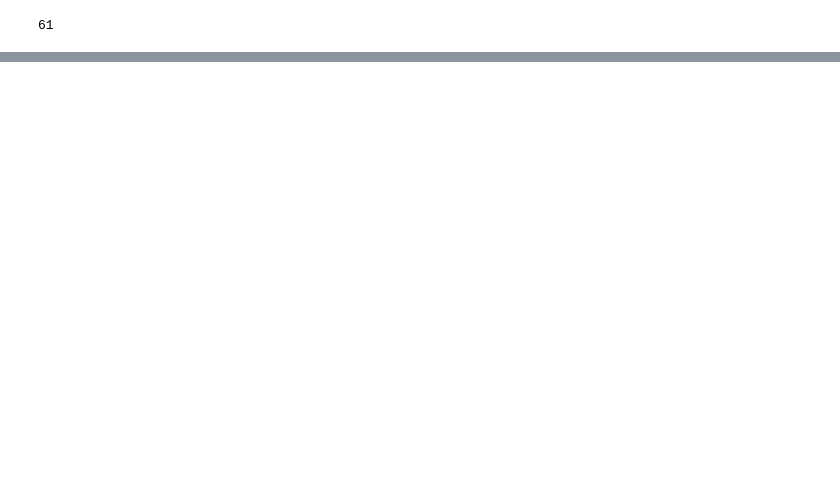
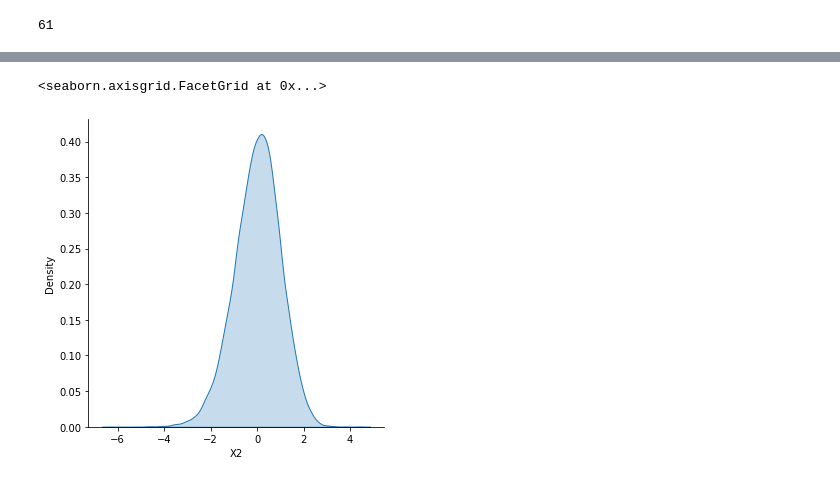
Before and after one commit to emathian/DDS-RoFormerMIL, a Jupyter notebook: JupyterExperimentsAndDataset/BT_CaA1Ca2ExpWithRoforner.ipynb, the cells around one changed output, grey strips where cells are left out. Drawn from its saved outputs; the diff is of its cells as text; code cells hidden in the pictures; blank space fills up the shorter version.

```diff
--- a/JupyterExperimentsAndDataset/BT_CaA1Ca2ExpWithRoforner.ipynb
+++ b/JupyterExperimentsAndDataset/BT_CaA1Ca2ExpWithRoforner.ipynb
@@ -635,0 +724,3 @@ ___________________________________________________
+# %%
+BTProjArch = BT_all_proj.merge(TNEID_arch, left_on='tne_id_c',  right_on='tne_id' , how='inner')
+print(BT_all_proj.shape, BTProjArch.shape )
@@ -635,0 +739,9 @@ ___________________________________________________
+# %%
+BTProjArch  = BTProjArch.rename(columns={"archetype_k4_LF3_label": "arch"})
+# %%
+BTProjArchCaA1 = BTProjArch[BTProjArch["arch"].isin(["CaA1"])]
+BTProjArchCaA2 = BTProjArch[BTProjArch["arch"].isin(["CaA2"])]
+print(BTProjArchCaA1.shape, BTProjArchCaA2.shape)
+BTProjArchCaA1.groupby('tne_id_c')['arch'].value_counts().nunique()
+BTProjArchCaA1_s = BTProjArchCaA1[BTProjArchCaA1["tne_id_c"].isin(list(set(BTProjArchCaA1["tne_id_c"]))[:61])]
+BTProjArchCaA1CaA2_s = pd.concat([BTProjArchCaA2, BTProjArchCaA1_s])
@@ -635,0 +760,27 @@ ___________________________________________________
+# %%
+def save_hdf5(output_path, asset_dict, attr_dict=None, mode="a"):
+    file = h5py.File(output_path, mode)
+    for key, val in asset_dict.items():
+        data_shape = val.shape
+        if key not in file:
+            data_type = val.dtype
+            chunk_shape = (1,) + data_shape[1:]
+            maxshape = (None,) + data_shape[1:]
+            dset = file.create_dataset(
+                key,
+                shape=data_shape,
+                maxshape=maxshape,
+                chunks=chunk_shape,
+                dtype=data_type,
+            )
+            dset[:] = val
+            if attr_dict is not None:
+                if key in attr_dict.keys():
+                    for attr_key, attr_val in attr_dict[key].items():
+                        dset.attrs[attr_key] = attr_val
+        else:
+            dset = file[key]
+            dset.resize(len(dset) + data_shape[0], axis=0)
+            dset[-data_shape[0] :] = val
+    file.close()
+    return output_path
@@ -635,0 +859,5 @@ ___________________________________________________
+# %%
+sns.displot(BTProjArchCaA1CaA2_features, x="X2", kind="kde", fill=True)
+# %% [output]
+<seaborn.axisgrid.FacetGrid at 0x...>
+[figure, added]
```
Also changed, not shown: parts of 53 cells of this notebook, 8 other files.
